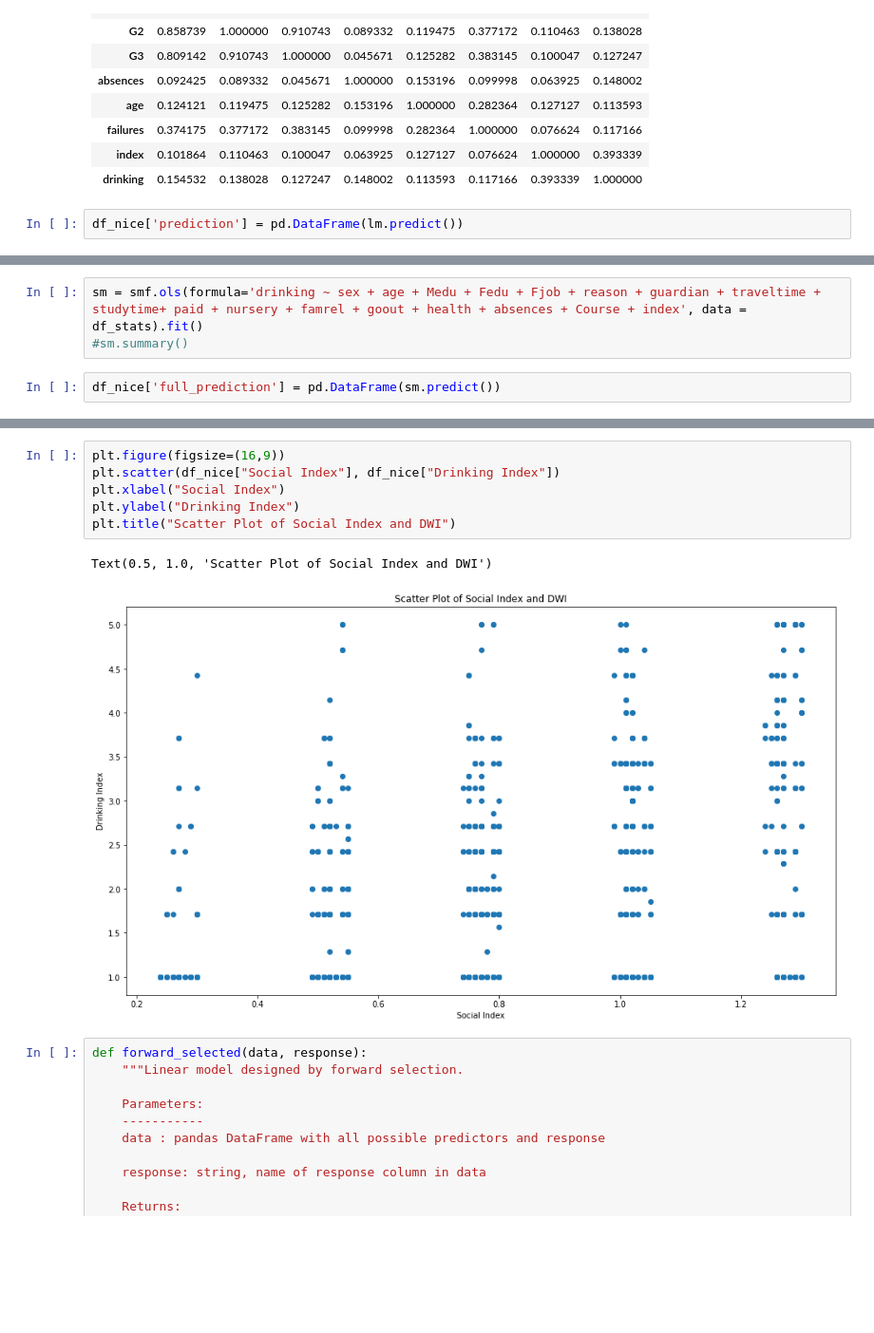
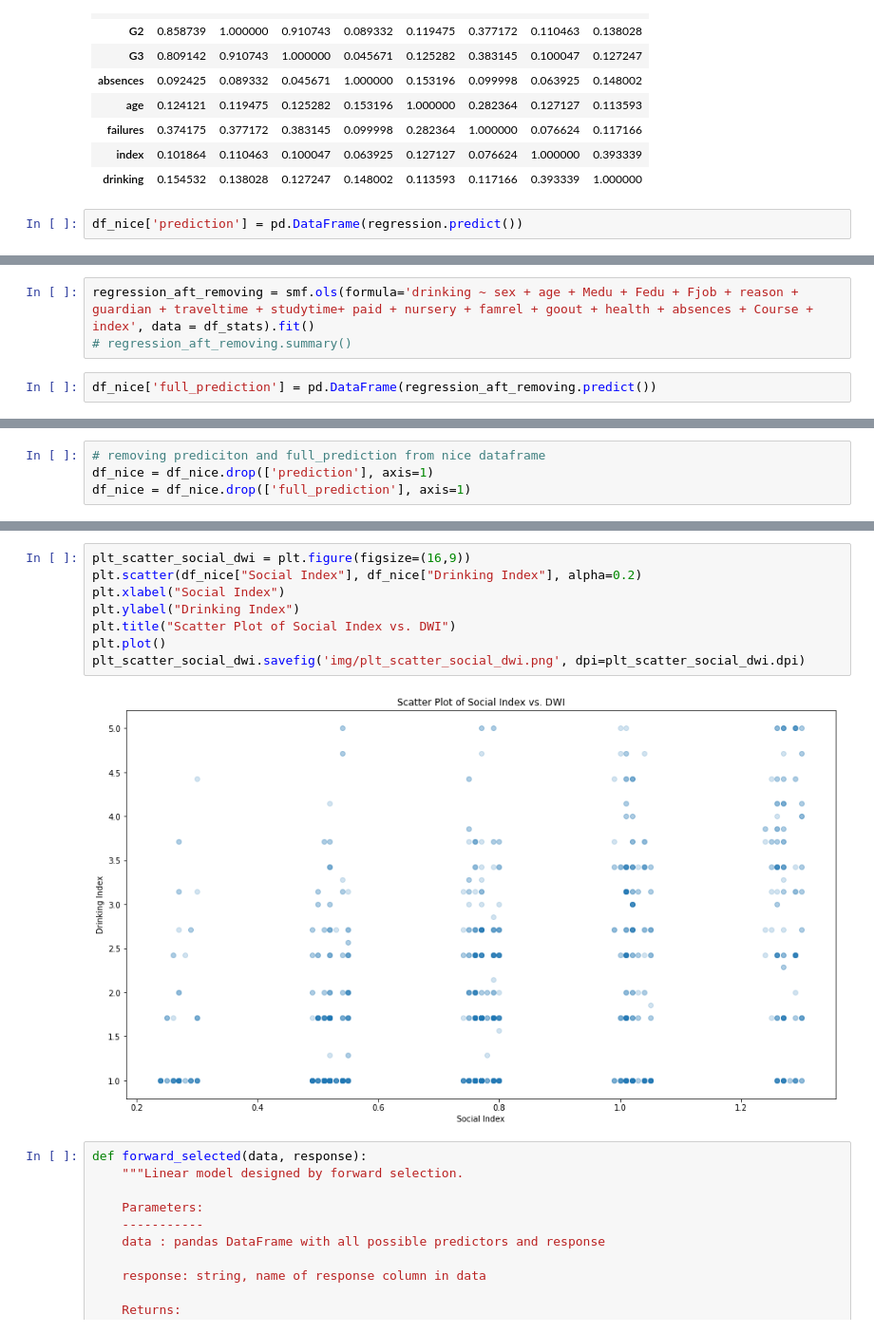
Before and after one commit to chengyi9/370-final, a Jupyter notebook: Rough Work.ipynb, the cells around one changed output, grey strips where cells are left out. Shown: that part at 95% size. Saved outputs shown, nothing was run; the diff lists cells and outputs as text; blank space fills up the shorter version.

```diff
--- a/Rough Work.ipynb
+++ b/Rough Work.ipynb
@@ -130,5 +129,5 @@ df_stats.corr().abs()
 | index | 0.101864 | 0.110463 | 0.100047 | 0.063925 | 0.127127 | 0.076624 | 1.000000 | 0.393339 |
 | drinking | 0.154532 | 0.138028 | 0.127247 | 0.148002 | 0.113593 | 0.117166 | 0.393339 | 1.000000 |
 # %%
-df_nice['prediction'] = pd.DataFrame(lm.predict())
+df_nice['prediction'] = pd.DataFrame(regression.predict())
 # %%
@@ -147,6 +146,6 @@ plt.xlim(0,6)
 # %%
-sm = smf.ols(formula='drinking ~ sex + age + Medu + Fedu + Fjob + reason + guardian + traveltime + studytime+ paid + nursery + famrel + goout + health + absences + Course + index', data = df_stats).fit()
-#sm.summary()
+regression_aft_removing = smf.ols(formula='drinking ~ sex + age + Medu + Fedu + Fjob + reason + guardian + traveltime + studytime+ paid + nursery + famrel + goout + health + absences + Course + index', data = df_stats).fit()
+# regression_aft_removing.summary()
 # %%
-df_nice['full_prediction'] = pd.DataFrame(sm.predict())
+df_nice['full_prediction'] = pd.DataFrame(regression_aft_removing.predict())
 # %%
@@ -165 +164,5 @@ plt.xlim(0,6)
+# %%
+# removing prediciton and full_prediction from nice dataframe
+df_nice = df_nice.drop(['prediction'], axis=1)
+df_nice = df_nice.drop(['full_prediction'], axis=1)
 # %%
@@ -173,13 +177,14 @@ Text(0.5, 1.0, 'Histogram of the Social Index')
 [figure]
 # %%
-plt.figure(figsize=(16,9))
-plt.scatter(df_nice["Social Index"], df_nice["Drinking Index"])
+plt_scatter_social_dwi = plt.figure(figsize=(16,9))
+plt.scatter(df_nice["Social Index"], df_nice["Drinking Index"], alpha=0.2)
 plt.xlabel("Social Index")
 plt.ylabel("Drinking Index")
-plt.title("Scatter Plot of Social Index and DWI")
+plt.title("Scatter Plot of Social Index vs. DWI")
+plt.plot()
+plt_scatter_social_dwi.savefig('img/plt_scatter_social_dwi.png', dpi=plt_scatter_social_dwi.dpi)
 # %% [output]
-Text(0.5, 1.0, 'Scatter Plot of Social Index and DWI')
-[figure, old version]
+[figure, new version]
 # %%
 def forward_selected(data, response):
     """Linear model designed by forward selection.
```
Also changed, not shown: parts of 7 cells of this notebook, 9 other files.
